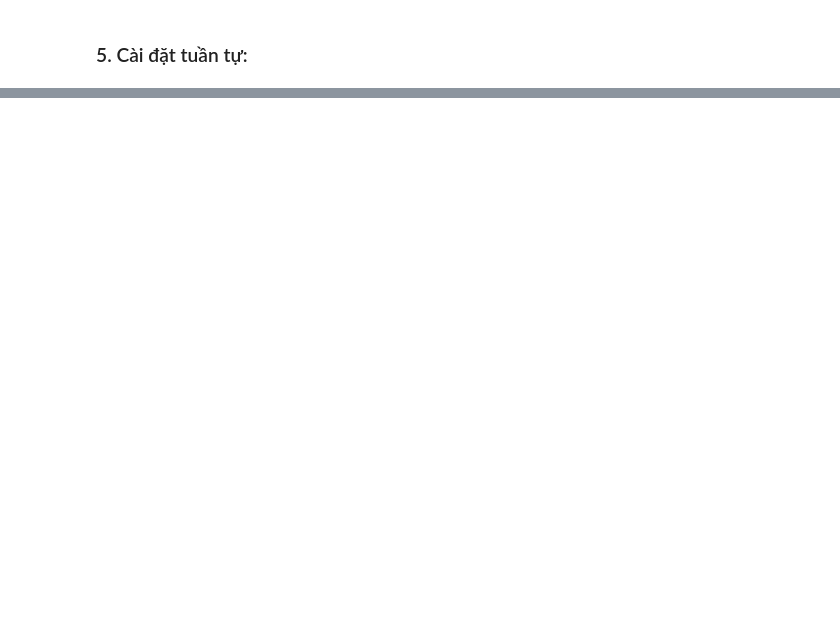
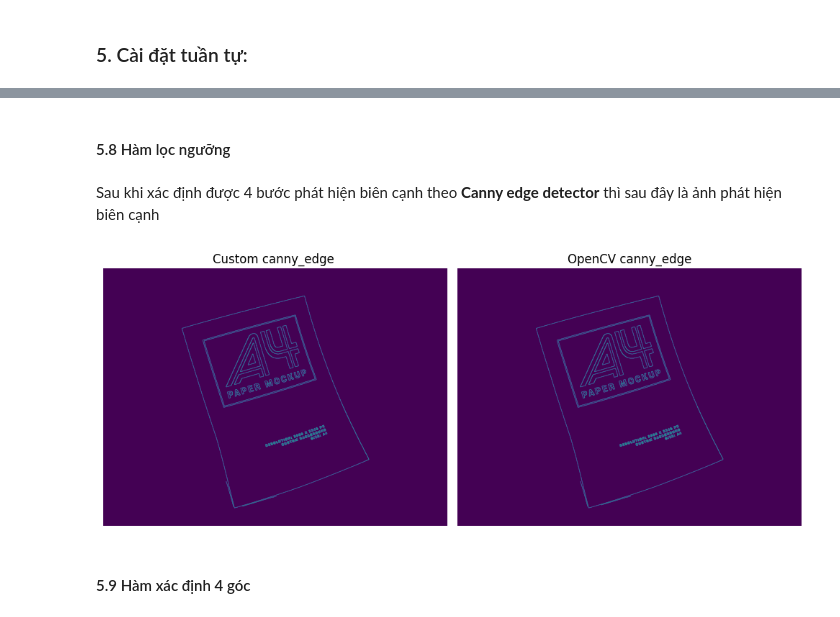
Before and after one commit to huukhoa2112/LTSSUD, a Jupyter notebook: enhancing_image.ipynb, the cells around one changed output, grey strips where cells are left out. Saved outputs shown, nothing was run; the diff lists cells and outputs as text; code cells hidden in the pictures; blank space fills up the shorter version.

```diff
--- a/enhancing_image.ipynb
+++ b/enhancing_image.ipynb
@@ -172,0 +385,27 @@ Mục tiêu của bước này này là lấy ra được viền của ảnh đ
+# %%
+@jit(cache=True)
+def nonMaxSuppression(img, angle):
+    rows, cols = img.shape
+    suppressed = np.zeros(img.shape, np.int32)
+
+    for r in range(1, rows - 1):
+        for c in range(1, cols - 1):
+            q, t = 255, 255
+
+            if 0 <= angle[r,c] < 22.5 or 180 >= angle[r,c] >= 157.5:
+                q, t = img[r, c+1], img[r, c-1]
+            elif 67.5 > angle[r,c] >= 22.5:
+                q, t = img[r+1, c-1], img[r-1, c+1]
+            elif 112.5 > angle[r,c] >= 67.5:
+                q, t = img[r+1, c], img[r-1, c]
+            elif 157.5 > angle[r,c] >= 112.5:
+                q, t = img[r-1, c-1], img[r+1, c+1]
+
+            if img[r,c] >= q and img[r,c] >= t:
+                suppressed[r,c] = img[r,c]
+            else:
+                suppressed[r,c] = 0
+
+    return suppressed
+# %% [markdown]
+#### 5.8 Hàm lọc ngưỡng
@@ -172,0 +439,26 @@ Mục tiêu của bước này này là lấy ra được viền của ảnh đ
+# %% [markdown]
+Sau khi xác định được 4 bước phát hiện biên cạnh theo **Canny edge detector** thì sau đây là ảnh phát hiện biên cạnh
+# %%
+edge_sobel_py, angle_py = edgeGradient(gaussianBlur_py, sobel_x_kernel, sobel_y_kernel)
+non_max_sup_py = nonMaxSuppression(edge_sobel_py, angle_py)
+canny_edge_py = thresholding(non_max_sup_py, 0.05, 0.15).astype(np.uint8)
+# %%
+canny_edge_cv = cv2.Canny(gaussianBlur_cv, 100, 200)
+# %%
+images = [canny_edge_py, canny_edge_cv]
+titles = ['Custom canny_edge ', 'OpenCV canny_edge']
+
+plt.figure(figsize=(10, 5))
+
+for i in range(len(images)):
+    plt.subplot(1, len(images), i+1)
+    plt.imshow(images[i])
+    plt.title(titles[i])
+    plt.axis('off')
+
+plt.tight_layout()
+plt.show()
+# %% [output]
+[figure, added]
+# %% [markdown]
+#### 5.9 Hàm xác định 4 góc
```
Also changed, not shown: parts of 57 cells of this notebook.
